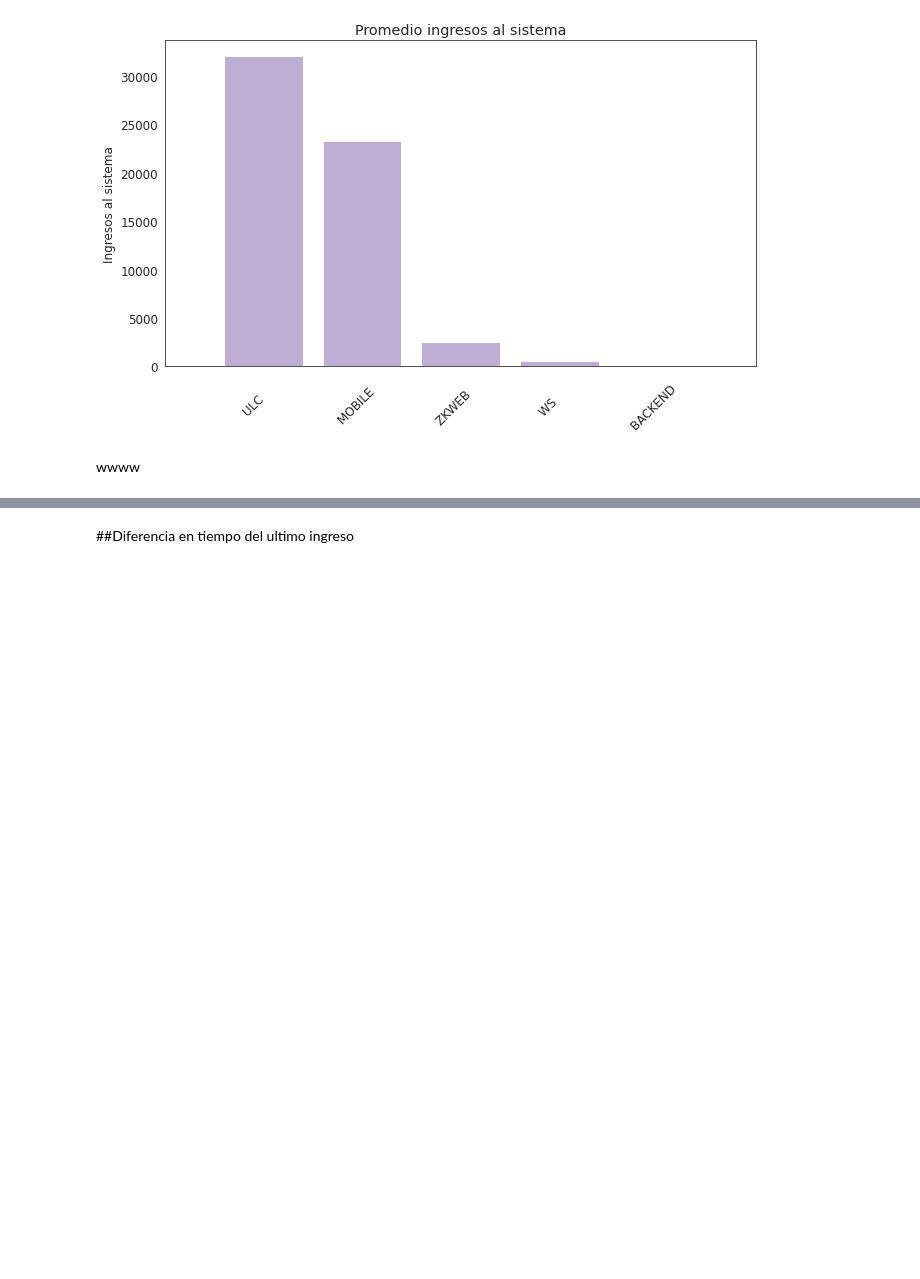
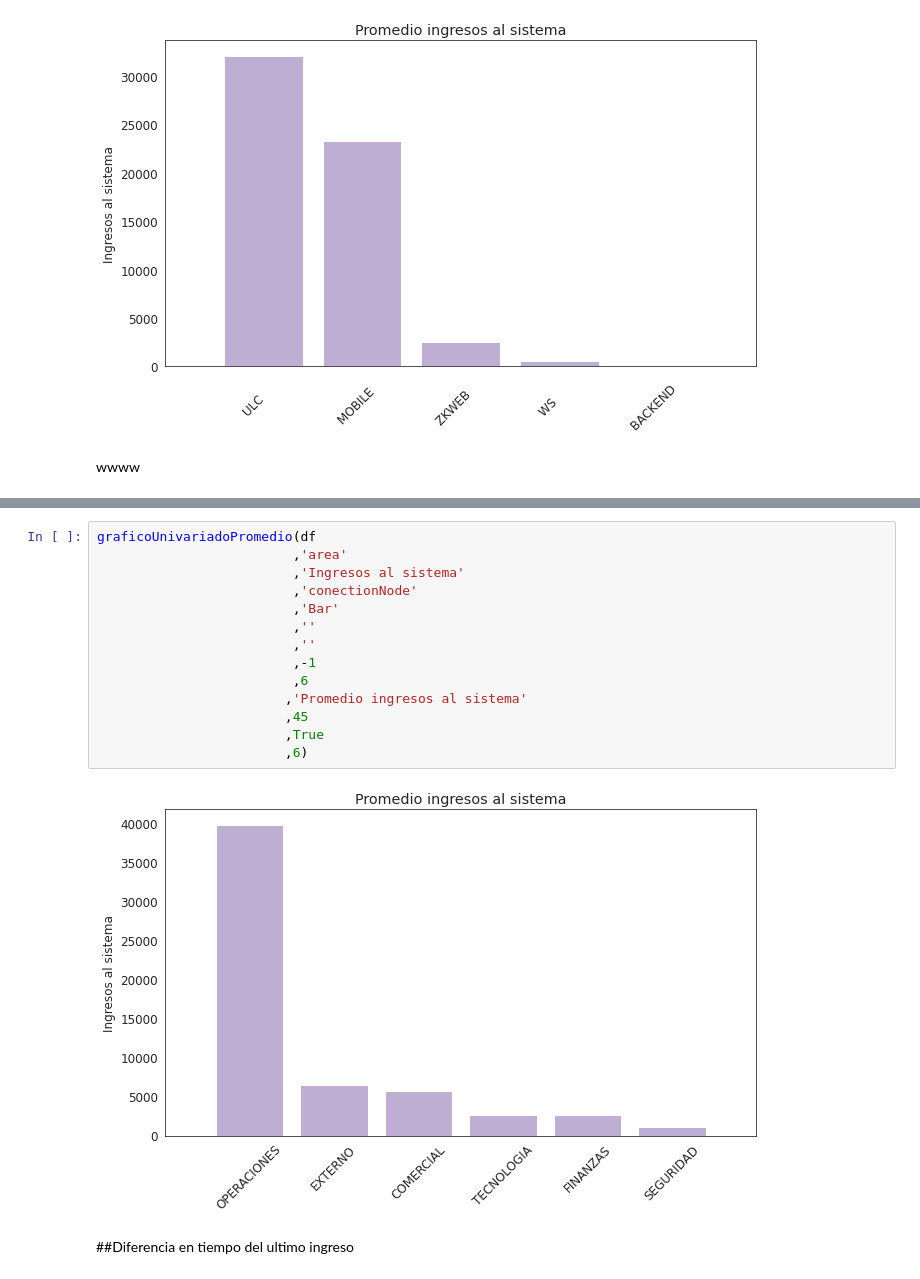
Before and after one commit to marardo/procesamiento_nube, a Jupyter notebook: DATA_CHALLENGE_PSA_V2.ipynb, the cells around one changed output, grey strips where cells are left out. Cells and saved outputs as stored; diff of their text form; blank space fills up the shorter version.

```diff
--- a/DATA_CHALLENGE_PSA_V2.ipynb
+++ b/DATA_CHALLENGE_PSA_V2.ipynb
@@ -370,5 +384,21 @@ graficoUnivariado(total_rows,total_cols,df
 # %% [output]
 [figure]
+# %%
+graficoUnivariadoPromedio(df
+                         ,'area'
+                         ,'Ingresos al sistema'
+                         ,'conectionNode'
+                         ,'Bar'
+                         ,''
+                         ,''
+                         ,-1
+                         ,6
+                        ,'Promedio ingresos al sistema'
+                        ,45
+                        ,True
+                        ,6)
+# %% [output]
+[figure, added]
 # %% [markdown]
 ##Diferencia en tiempo del ultimo ingreso
 # %%
```
Also changed, not shown: parts of 16 cells of this notebook.
